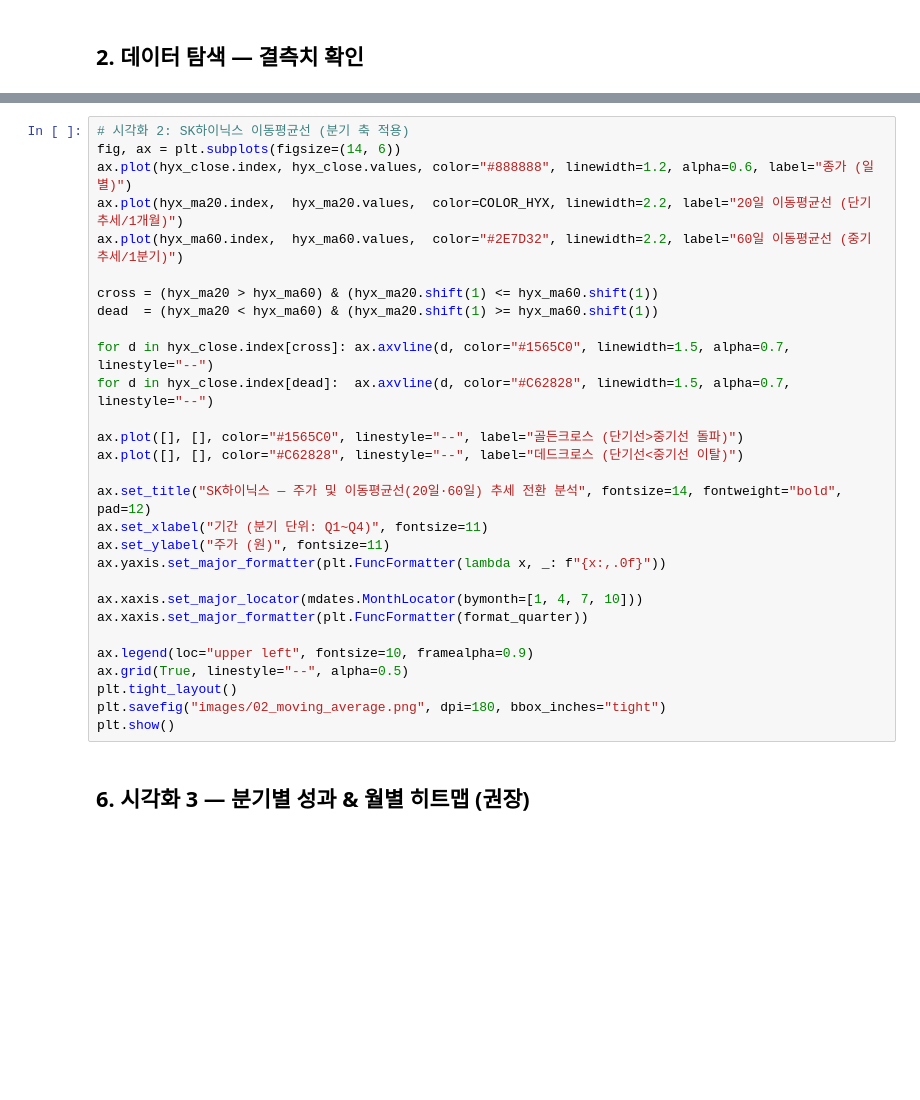
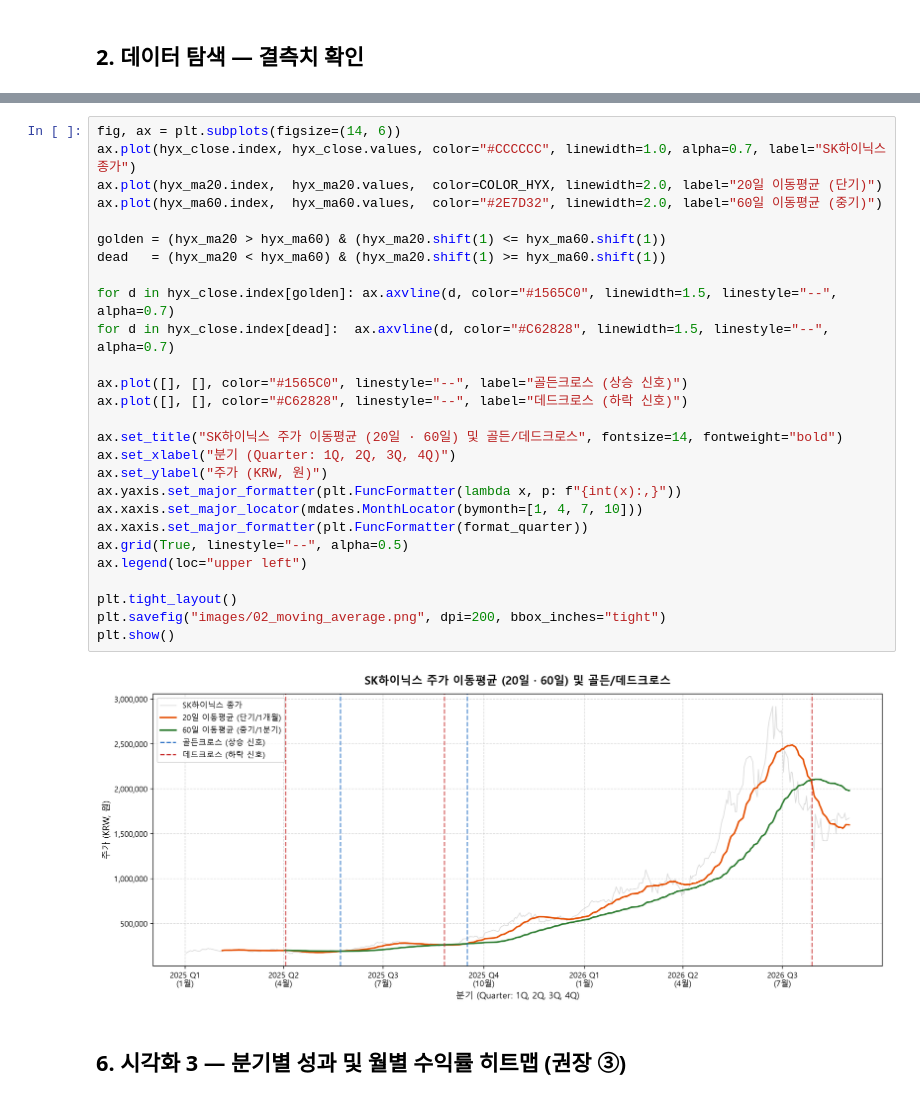
Before and after one commit to swmilk4u/N3_M1-1, a Jupyter notebook: analysis.ipynb, the cells around one changed output, grey strips where cells are left out. Cells and saved outputs as stored; diff of their text form; blank space fills up the shorter version.

```diff
--- a/analysis.ipynb
+++ b/analysis.ipynb
@@ -114,31 +125,31 @@ plt.show()
 # %%
-# 시각화 2: SK하이닉스 이동평균선 (분기 축 적용)
 fig, ax = plt.subplots(figsize=(14, 6))
-ax.plot(hyx_close.index, hyx_close.values, color="#888888", linewidth=1.2, alpha=0.6, label="종가 (일별)")
-ax.plot(hyx_ma20.index,  hyx_ma20.values,  color=COLOR_HYX, linewidth=2.2, label="20일 이동평균선 (단기 추세/1개월)")
-ax.plot(hyx_ma60.index,  hyx_ma60.values,  color="#2E7D32", linewidth=2.2, label="60일 이동평균선 (중기 추세/1분기)")
+ax.plot(hyx_close.index, hyx_close.values, color="#CCCCCC", linewidth=1.0, alpha=0.7, label="SK하이닉스 종가")
+ax.plot(hyx_ma20.index,  hyx_ma20.values,  color=COLOR_HYX, linewidth=2.0, label="20일 이동평균 (단기)")
+ax.plot(hyx_ma60.index,  hyx_ma60.values,  color="#2E7D32", linewidth=2.0, label="60일 이동평균 (중기)")
 
-cross = (hyx_ma20 > hyx_ma60) & (hyx_ma20.shift(1) <= hyx_ma60.shift(1))
-dead  = (hyx_ma20 < hyx_ma60) & (hyx_ma20.shift(1) >= hyx_ma60.shift(1))
+golden = (hyx_ma20 > hyx_ma60) & (hyx_ma20.shift(1) <= hyx_ma60.shift(1))
+dead   = (hyx_ma20 < hyx_ma60) & (hyx_ma20.shift(1) >= hyx_ma60.shift(1))
 
-for d in hyx_close.index[cross]: ax.axvline(d, color="#1565C0", linewidth=1.5, alpha=0.7, linestyle="--")
-for d in hyx_close.index[dead]:  ax.axvline(d, color="#C62828", linewidth=1.5, alpha=0.7, linestyle="--")
+for d in hyx_close.index[golden]: ax.axvline(d, color="#1565C0", linewidth=1.5, linestyle="--", alpha=0.7)
+for d in hyx_close.index[dead]:  ax.axvline(d, color="#C62828", linewidth=1.5, linestyle="--", alpha=0.7)
 
-ax.plot([], [], color="#1565C0", linestyle="--", label="골든크로스 (단기선>중기선 돌파)")
-ax.plot([], [], color="#C62828", linestyle="--", label="데드크로스 (단기선<중기선 이탈)")
+ax.plot([], [], color="#1565C0", linestyle="--", label="골든크로스 (상승 신호)")
+ax.plot([], [], color="#C62828", linestyle="--", label="데드크로스 (하락 신호)")
 
-ax.set_title("SK하이닉스 — 주가 및 이동평균선(20일·60일) 추세 전환 분석", fontsize=14, fontweight="bold", pad=12)
-ax.set_xlabel("기간 (분기 단위: Q1~Q4)", fontsize=11)
-ax.set_ylabel("주가 (원)", fontsize=11)
-ax.yaxis.set_major_formatter(plt.FuncFormatter(lambda x, _: f"{x:,.0f}"))
-
+ax.set_title("SK하이닉스 주가 이동평균 (20일 · 60일) 및 골든/데드크로스", fontsize=14, fontweight="bold")
+ax.set_xlabel("분기 (Quarter: 1Q, 2Q, 3Q, 4Q)")
+ax.set_ylabel("주가 (KRW, 원)")
+ax.yaxis.set_major_formatter(plt.FuncFormatter(lambda x, p: f"{int(x):,}"))
 ax.xaxis.set_major_locator(mdates.MonthLocator(bymonth=[1, 4, 7, 10]))
 ax.xaxis.set_major_formatter(plt.FuncFormatter(format_quarter))
+ax.grid(True, linestyle="--", alpha=0.5)
+ax.legend(loc="upper left")
 
-ax.legend(loc="upper left", fontsize=10, framealpha=0.9)
-ax.grid(True, linestyle="--", alpha=0.5)
 plt.tight_layout()
-plt.savefig("images/02_moving_average.png", dpi=180, bbox_inches="tight")
+plt.savefig("images/02_moving_average.png", dpi=200, bbox_inches="tight")
 plt.show()
+# %% [output]
+[figure, added]
 # %% [markdown]
-## 6. 시각화 3 — 분기별 성과 & 월별 히트맵 (권장)
+## 6. 시각화 3 — 분기별 성과 및 월별 수익률 히트맵 (권장 ③)
```
Also changed, not shown: parts of 17 cells of this notebook, 9 other files.
